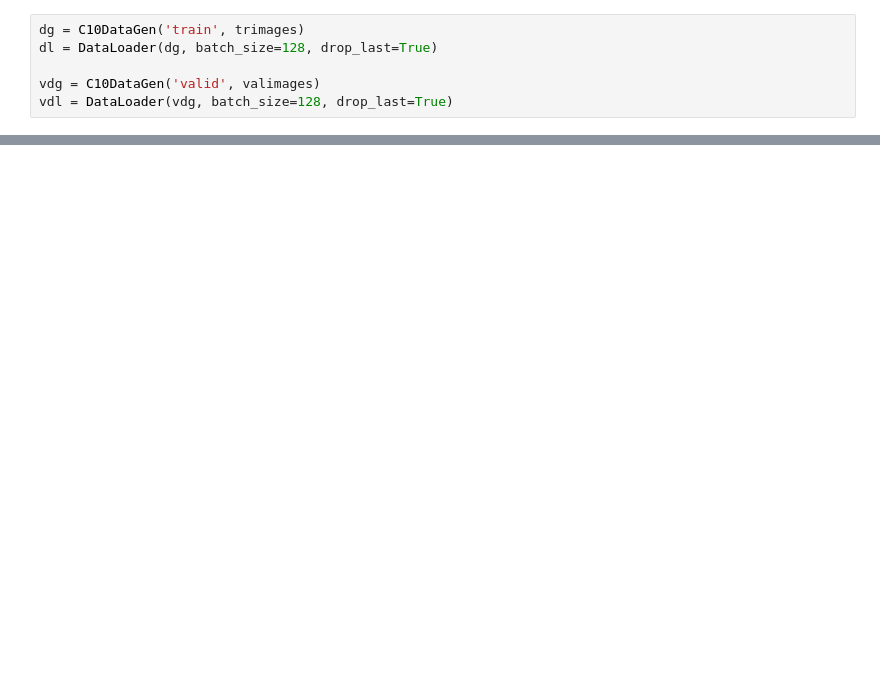
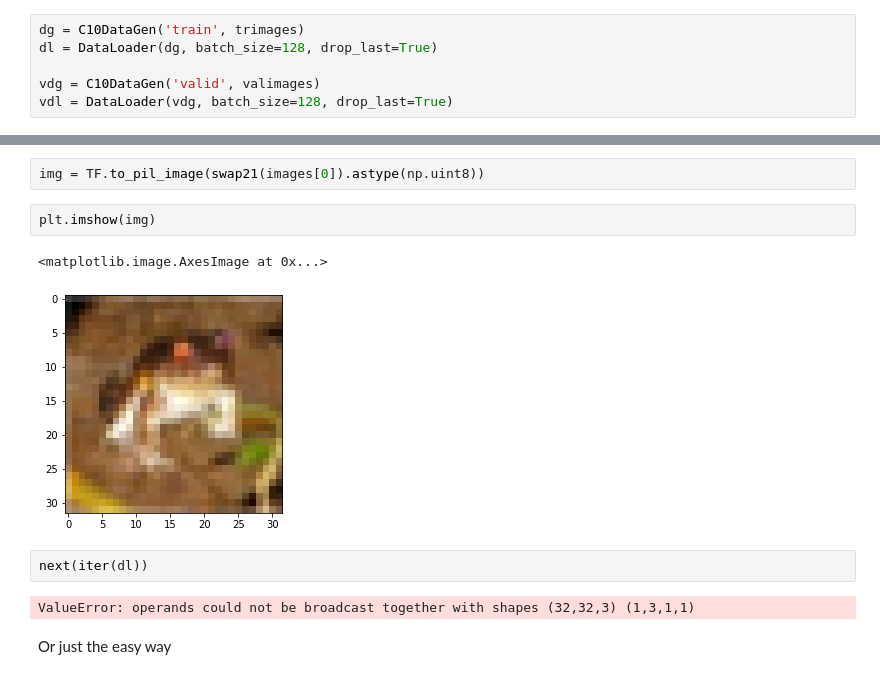
Before and after one commit to Hoseung/ATM, a Jupyter notebook: notebooks/SimCLR_single_GPU.ipynb, the cells around one changed output, grey strips where cells are left out. Cells and saved outputs as stored; diff of their text form; blank space fills up the shorter version.

```diff
--- a/notebooks/SimCLR_single_GPU.ipynb
+++ b/notebooks/SimCLR_single_GPU.ipynb
@@ -147,0 +216,13 @@ dl
+# %%
+img = TF.to_pil_image(swap21(images[0]).astype(np.uint8))
+# %%
+plt.imshow(img)
+# %% [output]
+<matplotlib.image.AxesImage at 0x...>
+[figure, added]
+# %%
+next(iter(dl))
+# %% [output]
+ValueError: operands could not be broadcast together with shapes (32,32,3) (1,3,1,1)
+# %% [markdown]
+Or just the easy way
```
Also changed, not shown: parts of 16 cells of this notebook, 1 other file.
